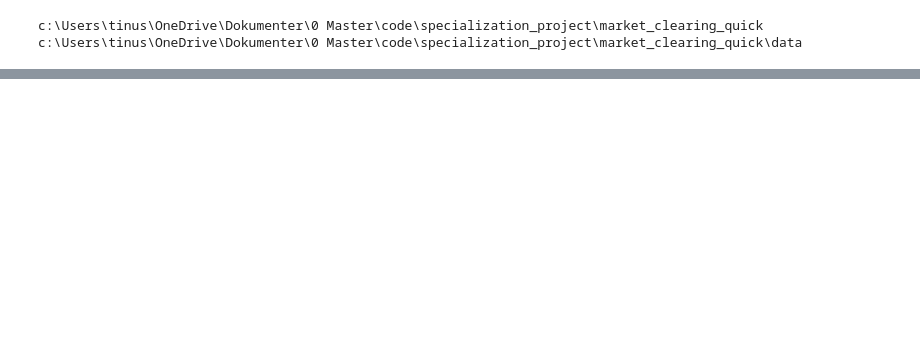
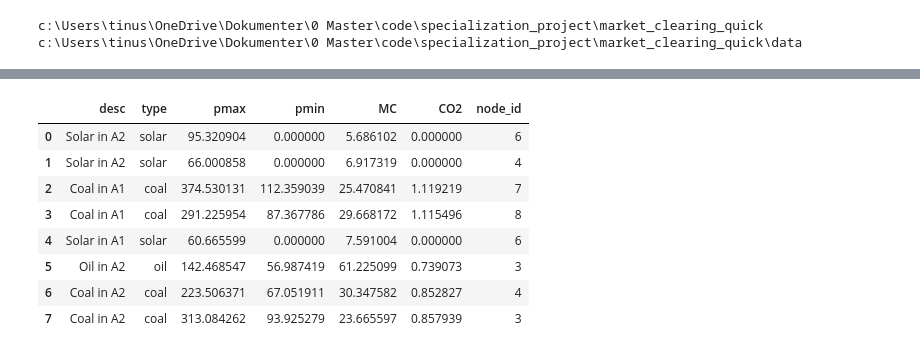
Before and after one commit to TinusAlsos/specialization_project, a Jupyter notebook: market_clearing_quick/generate_data.ipynb, the cells around one changed output, grey strips where cells are left out. Saved outputs shown, nothing was run; the diff lists cells and outputs as text; code cells hidden in the pictures; blank space fills up the shorter version.

```diff
--- a/market_clearing_quick/generate_data.ipynb
+++ b/market_clearing_quick/generate_data.ipynb
@@ -48,0 +48,64 @@ production_sources = ["Gas", "Oil", "Coal", "Solar", "Wind", "Battery"]
+# %%
+import pandas as pd
+import numpy as np
+
+# Generator parameters
+num_generators = 8  # You can change this number as required
+types = ['solar', 'coal', 'oil']  # Possible types of generators
+areas = ['A1', 'A2']  # Area identifiers
+
+# Generate random data for generators
+
+data = []
+for _ in range(num_generators):
+    generator_type = np.random.choice(types)
+    node_id = np.random.choice(nodes["id"].values)
+    area = np.random.choice(areas)
+
+    if generator_type == 'solar':
+        pmax = np.random.uniform(50, 100)  # Smaller capacity for solar
+        pmin = 0  # Renewable energy, minimum output is 0
+        MC = np.random.uniform(5, 10)  # Solar has low marginal cost
+        CO2 = 0  # No CO2 emissions for solar
+    elif generator_type == 'coal':
+        pmax = np.random.uniform(200, 400)  # Coal power plant capacity
+        pmin = pmax * 0.3  # Coal often has a high minimum generation level
+        MC = np.random.uniform(20, 40)  # Higher marginal cost
+        CO2 = np.random.uniform(0.8, 1.2)  # Tons of CO2 per MWh
+    else:  # 'oil'
+        pmax = np.random.uniform(100, 200)  # Oil generator capacity
+        pmin = pmax * 0.4  # Oil also has a higher minimum output
+        MC = np.random.uniform(50, 80)  # Oil has the highest marginal cost
+        CO2 = np.random.uniform(0.6, 0.9)  # Tons of CO2 per MWh
+
+    description = f"{generator_type.capitalize()} in {area}"
+
+    # Append to data list
+    data.append({
+        'desc': description,
+        'type': generator_type,
+        'pmax': pmax,
+        'pmin': pmin,
+        'MC': MC,
+        'CO2': CO2,
+        'node_id': node_id  # Link to the node the generator is located at
+    })
+
+# Create a DataFrame
+df_generators = pd.DataFrame(data)
+
+# Save to CSV
+df_generators.to_csv(os.path.join(data_folder, 'generators.csv'), index=False)
+
+# Output the DataFrame for preview
+df_generators
+# %% [output]
+|  | desc | type | pmax | pmin | MC | CO2 | node_id |
+| 0 | Solar in A2 | solar | 95.320904 | 0.000000 | 5.686102 | 0.000000 | 6 |
+| 1 | Solar in A2 | solar | 66.000858 | 0.000000 | 6.917319 | 0.000000 | 4 |
+| 2 | Coal in A1 | coal | 374.530131 | 112.359039 | 25.470841 | 1.119219 | 7 |
+| 3 | Coal in A1 | coal | 291.225954 | 87.367786 | 29.668172 | 1.115496 | 8 |
+| 4 | Solar in A1 | solar | 60.665599 | 0.000000 | 7.591004 | 0.000000 | 6 |
+| 5 | Oil in A2 | oil | 142.468547 | 56.987419 | 61.225099 | 0.739073 | 3 |
+| 6 | Coal in A2 | coal | 223.506371 | 67.051911 | 30.347582 | 0.852827 | 4 |
+| 7 | Coal in A2 | coal | 313.084262 | 93.925279 | 23.665597 | 0.857939 | 3 |
```
Also changed, not shown: parts of 6 cells of this notebook, 6 other files.
